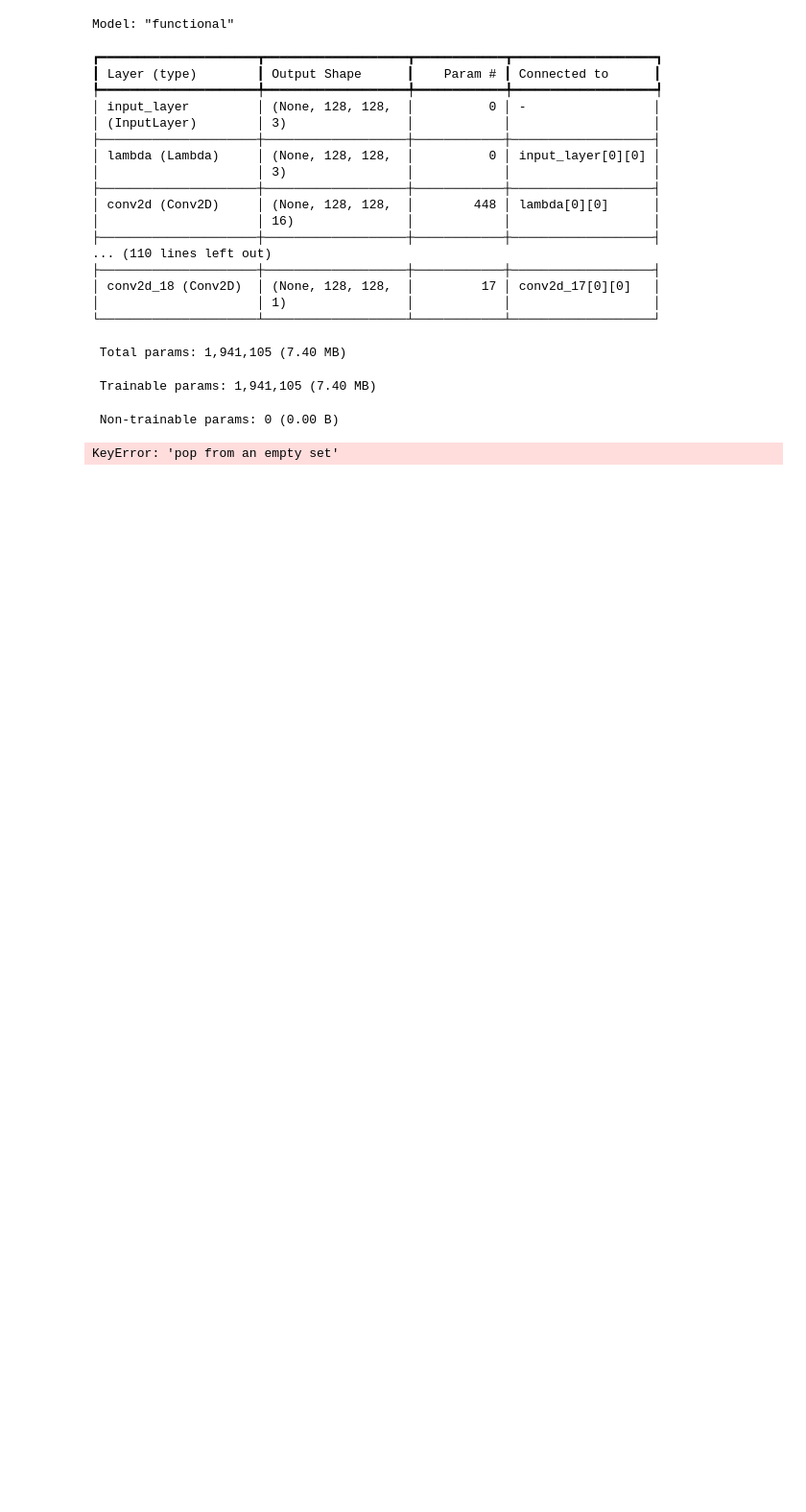
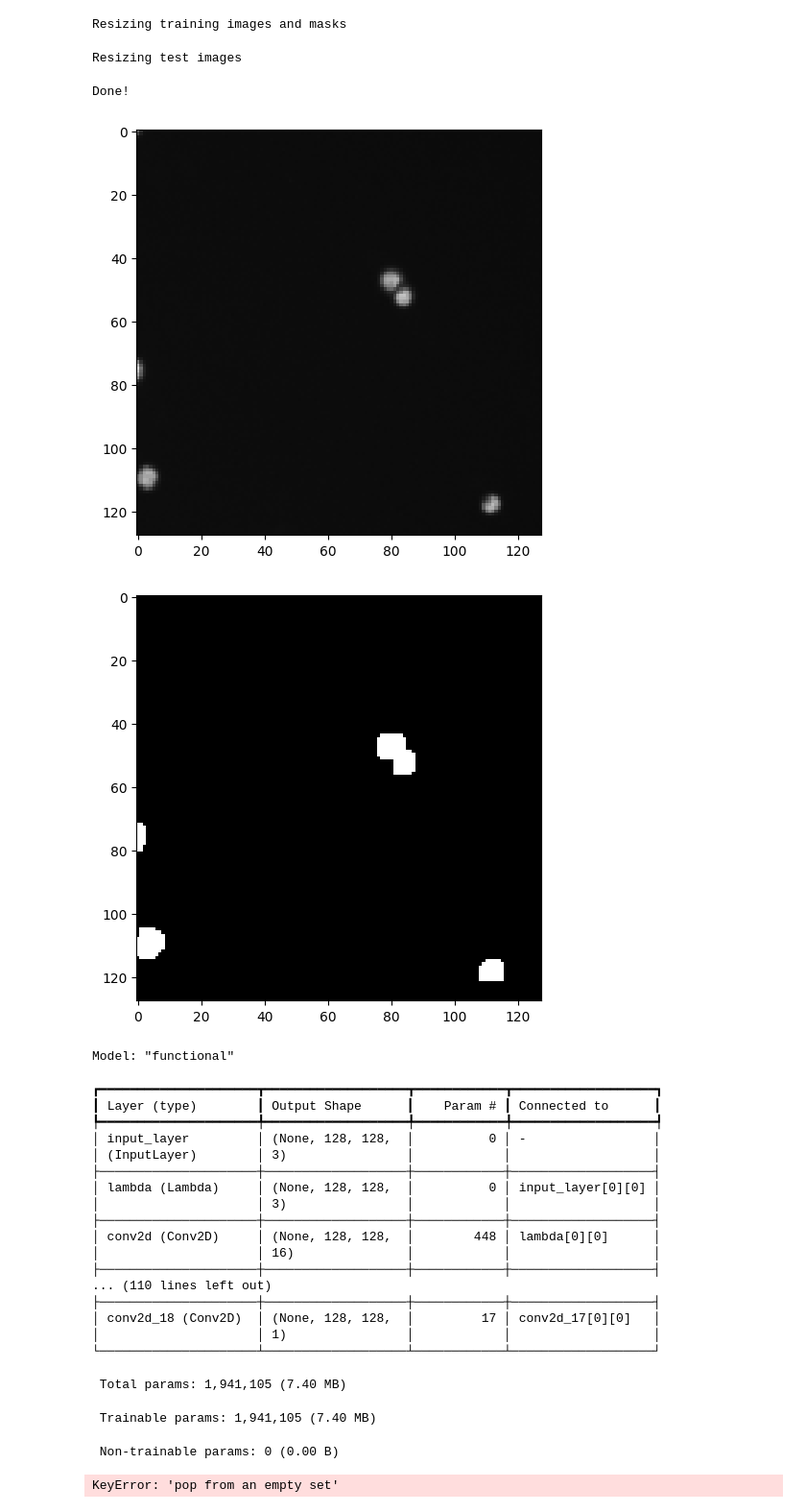
Before and after one commit to ransjnr/build-u-net-image-segmentation-models-24hr-sprint, a Jupyter notebook: Defining_U_Net_in_Python_using_Keras.ipynb, the cells around one changed output. Shown at 96% size. Saved outputs shown, nothing was run; the diff lists cells and outputs as text; code cells hidden in the pictures; blank space fills up the shorter version.

```diff
--- a/Defining_U_Net_in_Python_using_Keras.ipynb
+++ b/Defining_U_Net_in_Python_using_Keras.ipynb
@@ -9,3 +29,44 @@ IMG_CHANNELS = 3
+# %%
+#train images
+print('Resizing training images and masks')
+for n, id_ in tqdm(enumerate(train_ids), total=len(train_ids)):
+  path = TRAIN_PATH + id_
+  img = imread(path + '/images/' + id_ + '.png')[:,:,:IMG_CHANNELS]
+  img = resize(img, (IMG_HEIGHT, IMG_WIDTH), mode='constant', preserve_range=True)
+  X_train[n] = img
+  mask = np.zeros((IMG_HEIGHT, IMG_WIDTH, 1), dtype=np.bool)
+  for mask_file in next(os.walk(path + '/masks/'))[2]:
+    mask_ = imread(path + '/masks/' + mask_file)
+    mask_ = np.expand_dims(resize(mask_, (IMG_HEIGHT, IMG_WIDTH), mode='constant', preserve_range=True), axis=-1)
+    mask = np.maximum(mask, mask_)
+  Y_train[n] = mask
+# %% [output]
+Resizing training images and masks
+# %%
+#test images
+X_test = np.zeros((len(test_ids), IMG_HEIGHT, IMG_WIDTH, IMG_CHANNELS), dtype=np.uint8)
+sizes_test = []
+print('Resizing test images')
+for n, id_ in tqdm(enumerate(test_ids), total=len(test_ids)):
+  path = TEST_PATH + id_
+  img = imread(path + '/images/' + id_ + '.png')[:,:,:IMG_CHANNELS]
+  sizes_test.append([img.shape[0], img.shape[1]])
+  img = resize(img, (IMG_HEIGHT, IMG_WIDTH), mode='constant', preserve_range=True)
+  X_test[n] = img
+
+print('Done!')
+# %% [output]
+Resizing test images
+Done!
+# %%
+image_x = random.randint(0, len(train_ids))
+imshow(X_train[image_x])
+plt.show()
+imshow(np.squeeze(Y_train[image_x]))
+plt.show()
+# %% [output]
+[figure, added]
+[figure, added]
 # %%
 #Build the model
 
```
Also changed, not shown: parts of 4 cells of this notebook.
